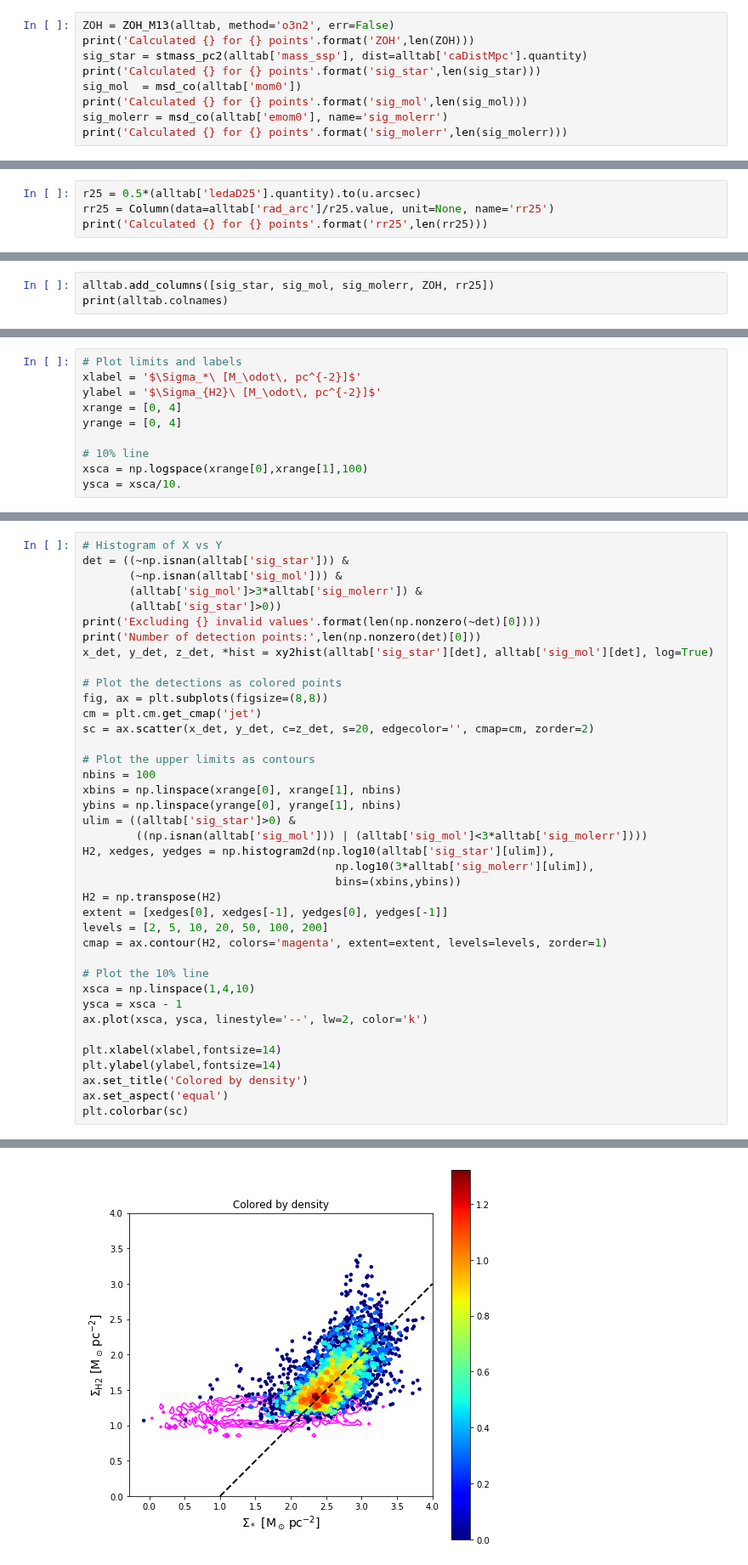
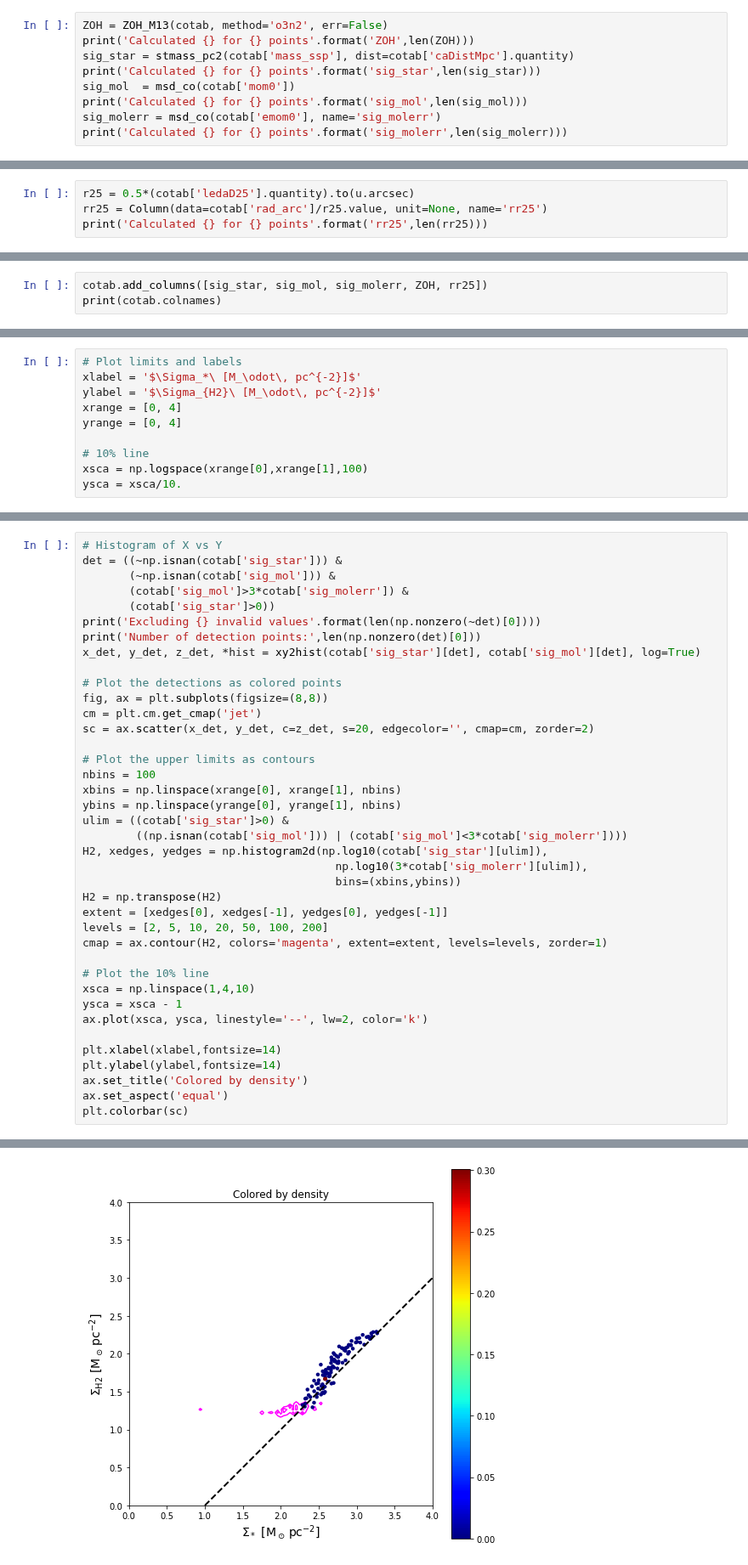
Before and after one commit to tonywong94/edge_pydb, a Jupyter notebook: demo_notebk/H2_vs_stars.ipynb, the cells around one changed output, grey strips where cells are left out. Shown at 85% size. Saved outputs shown, nothing was run; the diff lists cells and outputs as text.

```diff
--- a/demo_notebk/H2_vs_stars.ipynb
+++ b/demo_notebk/H2_vs_stars.ipynb
@@ -50,12 +51,12 @@ print(alltab.colnames)
 # %% [markdown]
 ## Calculate physical values using functions in conversion.py
 # %%
-ZOH = ZOH_M13(alltab, method='o3n2', err=False)
+ZOH = ZOH_M13(cotab, method='o3n2', err=False)
 print('Calculated {} for {} points'.format('ZOH',len(ZOH)))
-sig_star = stmass_pc2(alltab['mass_ssp'], dist=alltab['caDistMpc'].quantity)
+sig_star = stmass_pc2(cotab['mass_ssp'], dist=cotab['caDistMpc'].quantity)
 print('Calculated {} for {} points'.format('sig_star',len(sig_star)))
-sig_mol  = msd_co(alltab['mom0'])
+sig_mol  = msd_co(cotab['mom0'])
 print('Calculated {} for {} points'.format('sig_mol',len(sig_mol)))
-sig_molerr = msd_co(alltab['emom0'], name='sig_molerr')
+sig_molerr = msd_co(cotab['emom0'], name='sig_molerr')
 print('Calculated {} for {} points'.format('sig_molerr',len(sig_molerr)))
 # %% [output]
@@ -66,5 +67,5 @@ Calculated sig_molerr for 266855 points
 # %%
-r25 = 0.5*(alltab['ledaD25'].quantity).to(u.arcsec)
-rr25 = Column(data=alltab['rad_arc']/r25.value, unit=None, name='rr25')
+r25 = 0.5*(cotab['ledaD25'].quantity).to(u.arcsec)
+rr25 = Column(data=cotab['rad_arc']/r25.value, unit=None, name='rr25')
 print('Calculated {} for {} points'.format('rr25',len(rr25)))
 # %% [output]
@@ -72,4 +73,4 @@ Calculated rr25 for 266855 points
 # %%
-alltab.add_columns([sig_star, sig_mol, sig_molerr, ZOH, rr25])
-print(alltab.colnames)
+cotab.add_columns([sig_star, sig_mol, sig_molerr, ZOH, rr25])
+print(cotab.colnames)
 # %% [output]
@@ -145,12 +146,12 @@ plt.show()
 # %%
 # Histogram of X vs Y
-det = ((~np.isnan(alltab['sig_star'])) &
-       (~np.isnan(alltab['sig_mol'])) &
-       (alltab['sig_mol']>3*alltab['sig_molerr']) &
-       (alltab['sig_star']>0))
+det = ((~np.isnan(cotab['sig_star'])) &
+       (~np.isnan(cotab['sig_mol'])) &
+       (cotab['sig_mol']>3*cotab['sig_molerr']) &
+       (cotab['sig_star']>0))
 print('Excluding {} invalid values'.format(len(np.nonzero(~det)[0])))
 print('Number of detection points:',len(np.nonzero(det)[0]))
-x_det, y_det, z_det, *hist = xy2hist(alltab['sig_star'][det], alltab['sig_mol'][det], log=True)
+x_det, y_det, z_det, *hist = xy2hist(cotab['sig_star'][det], cotab['sig_mol'][det], log=True)
 
 # Plot the detections as colored points
 fig, ax = plt.subplots(figsize=(8,8))
@@ -161,10 +162,10 @@ sc = ax.scatter(x_det, y_det, c=z_det, s=20, edgecolor='', cmap=cm, zorder=2)
 nbins = 100
 xbins = np.linspace(xrange[0], xrange[1], nbins)
 ybins = np.linspace(yrange[0], yrange[1], nbins)
-ulim = ((alltab['sig_star']>0) &
-        ((np.isnan(alltab['sig_mol'])) | (alltab['sig_mol']<3*alltab['sig_molerr'])))
-H2, xedges, yedges = np.histogram2d(np.log10(alltab['sig_star'][ulim]),
-                                      np.log10(3*alltab['sig_molerr'][ulim]),
+ulim = ((cotab['sig_star']>0) &
+        ((np.isnan(cotab['sig_mol'])) | (cotab['sig_mol']<3*cotab['sig_molerr'])))
+H2, xedges, yedges = np.histogram2d(np.log10(cotab['sig_star'][ulim]),
+                                      np.log10(3*cotab['sig_molerr'][ulim]),
                                       bins=(xbins,ybins))
 H2 = np.transpose(H2)
 extent = [xedges[0], xedges[-1], yedges[0], yedges[-1]]
@@ -187,2 +188,2 @@ Number of detection points: 3911
 <matplotlib.colorbar.Colorbar at 0x...>
-[figure, old version]
+[figure, new version]
```
Also changed, not shown: parts of 11 cells of this notebook.
